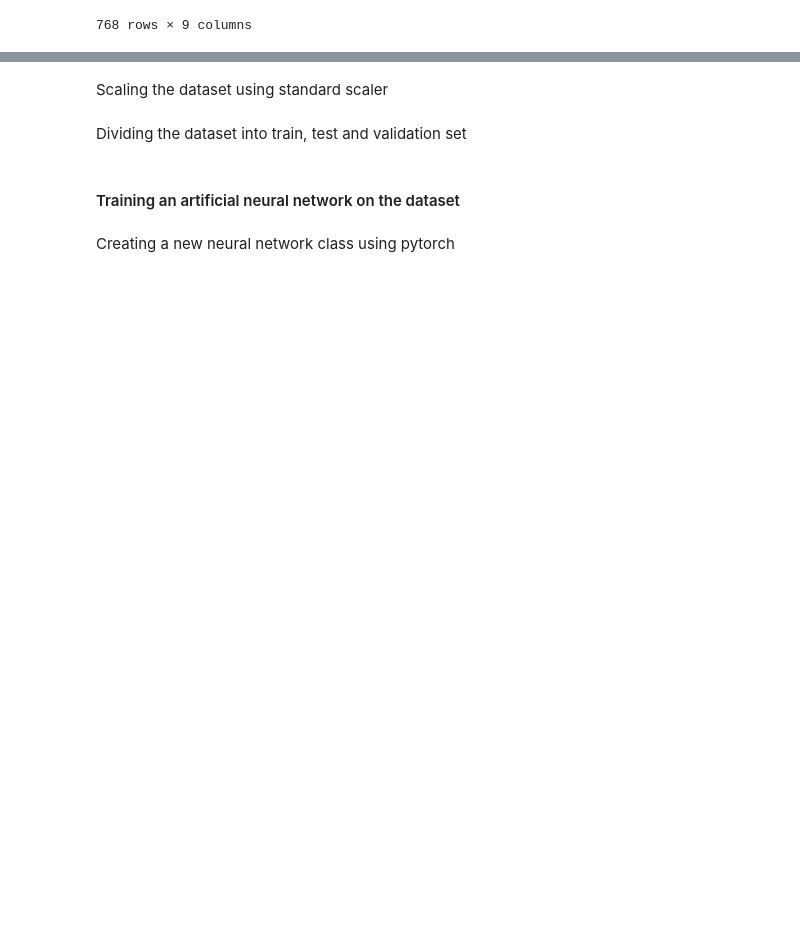
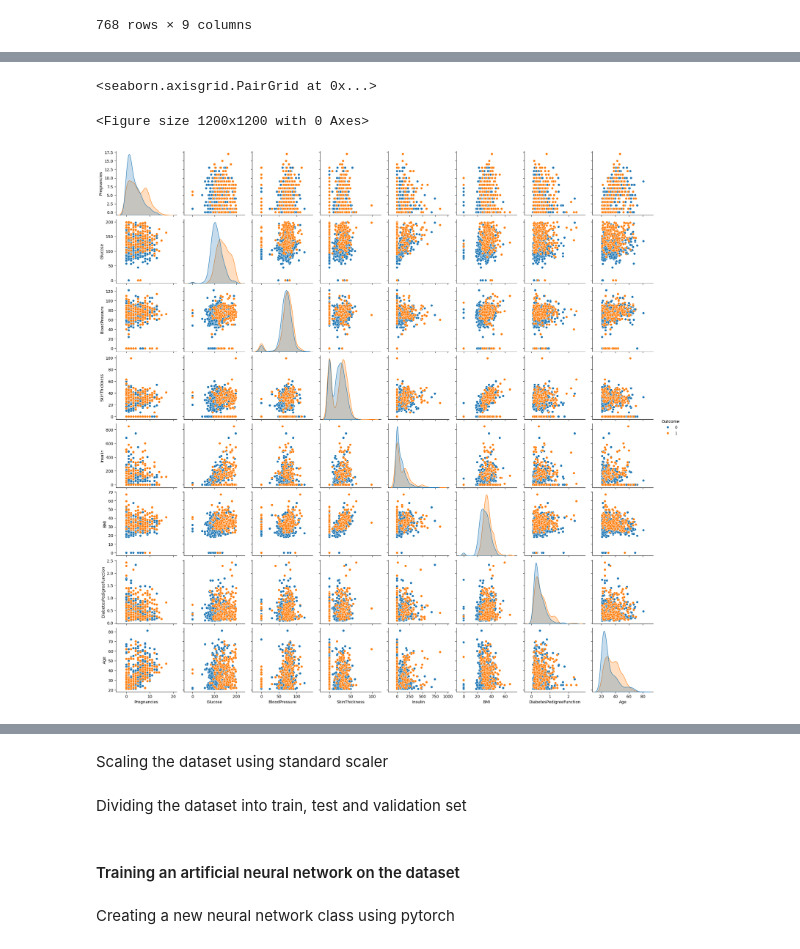
Before and after one commit to Hr15h1/Mini-Project-SemII, a Jupyter notebook: notebook_01.ipynb, the cells around one changed output, grey strips where cells are left out. Saved outputs shown, nothing was run; the diff lists cells and outputs as text; code cells hidden in the pictures; blank space fills up the shorter version.

```diff
--- a/notebook_01.ipynb
+++ b/notebook_01.ipynb
@@ -37,0 +50,3 @@ pima
+# %%
+pima_X = pima.drop("Outcome", axis=1)
+pima_y = pima["Outcome"]
@@ -37,0 +55,4 @@ pima
+# %%
+rand_sampler = RandomOverSampler(sampling_strategy=1.0, random_state=42)
+# %%
+pima_X, pima_y = rand_sampler.fit_resample(pima_X, pima_y)
@@ -37,0 +93,9 @@ pima
+# %%
+pima_combined = pd.concat([pima_X, pima_y], axis=1)
+# %%
+plt.figure(figsize=(12, 12))
+sns.pairplot(pima_combined, hue="Outcome")
+# %% [output]
+<seaborn.axisgrid.PairGrid at 0x...>
+<Figure size 1200x1200 with 0 Axes>
+[figure, added]
```
Also changed, not shown: parts of 32 cells of this notebook.
